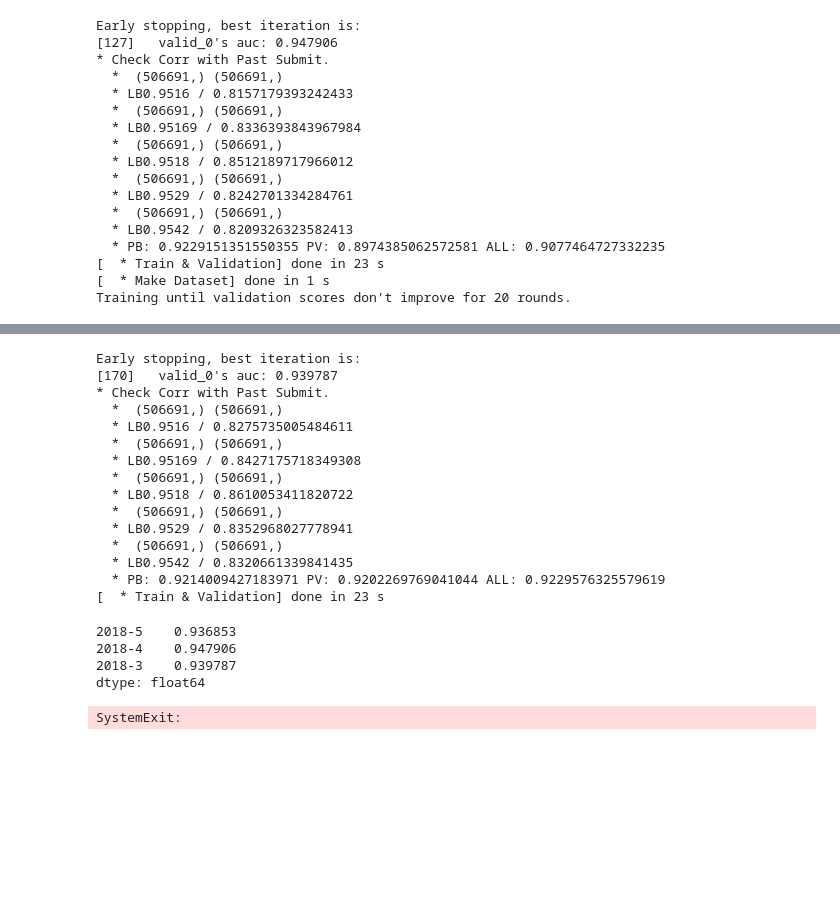
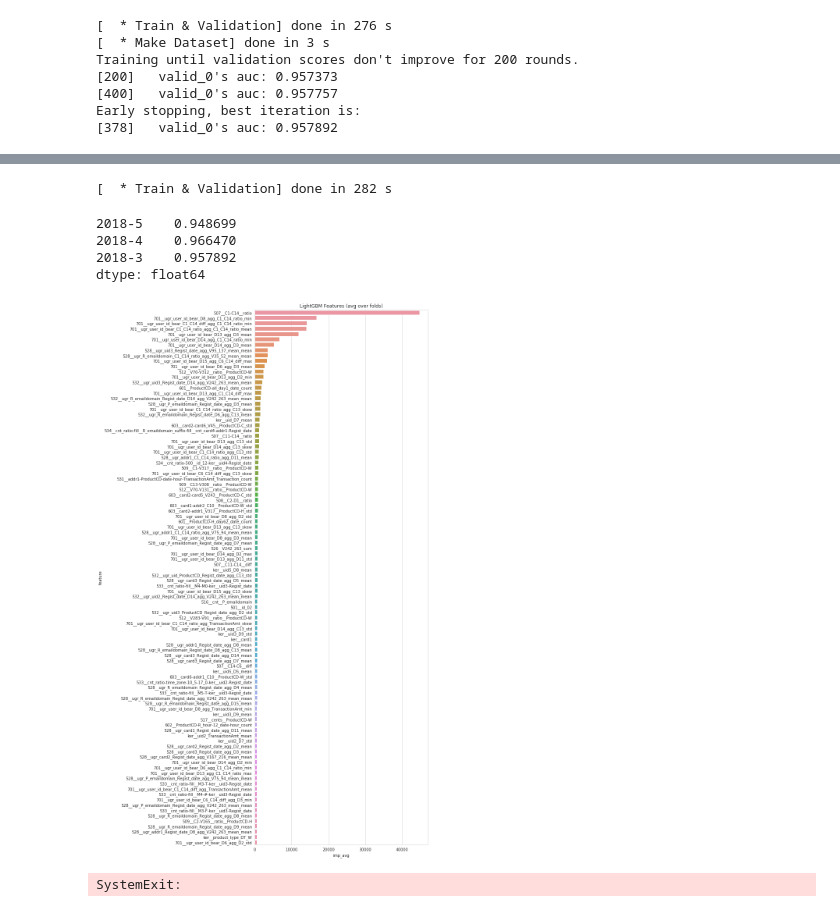
Before and after one commit to yryrgogo/ieee-fraud-5th-place, a Jupyter notebook: src/911_ieee__lgb_downsampling_single_valid_feature.ipynb, the cells around one changed output, grey strips where cells are left out. Drawn from its saved outputs; the diff is of its cells as text; code cells hidden in the pictures; blank space fills up the shorter version.

```diff
--- a/src/911_ieee__lgb_downsampling_single_valid_feature.ipynb
+++ b/src/911_ieee__lgb_downsampling_single_valid_feature.ipynb
@@ -149,6 +156,7 @@ is_base = [True, False][0]
 is_result = [True, False][0]
 is_write  = [True, False][1]
 to_dir = '../feature/check_trush/'
+list_feim = []
 
 def get_tree_importance(estimator, use_cols, importance_type="gain"):
     feim = estimator.feature_importance(importance_type=importance_type)
@@ -159,7 +167,8 @@ def get_tree_importance(estimator, use_cols, importance_type="gain"):
 
 
 # valid_paths_train = sorted(glob('../feature/valid/*_train.gz'))
-valid_paths_train = sorted(glob('../feature/valid_use/*_train.gz'))
+# valid_paths_train = sorted(glob('../feature/valid_use/*_train.gz'))
+valid_paths_train = []
 loop_no = len(valid_paths_train)
 if len(valid_paths_train)==0 and (is_base or is_result):
     loop_no = 1
@@ -192,7 +201,7 @@ for i in range(loop_no):
 
     print('Train Shape:' , tmp_train[use_cols].shape)
 
-    x_test = df_test[use_cols]
+#     x_test = df_test[use_cols]
 
     for fold in range(3):
         with timer('  * Make Dataset'):
@@ -235,8 +244,8 @@ for i in range(loop_no):
 
         start_time = "{0:%Y%m%d_%H%M%S}".format(datetime.datetime.now())[:13]
         params = {
-#             'n_jobs': 92,
-            'n_jobs': 40,
+            'n_jobs': 96,
+#             'n_jobs': 40,
 #             'n_jobs': 30,
 #             'n_jobs': 16,
             'metric': 'auc',
@@ -250,6 +259,7 @@ for i in range(loop_no):
             'lambda_l1' : 0.1,
             'lambda_l2' : 1.0,
             'learning_rate' : 0.1,
+#             'learning_rate' : 0.01,
             "seed": 1208,
             "bagging_seed": 1208,
             "feature_fraction_seed": 1208,
@@ -261,8 +271,9 @@ for i in range(loop_no):
         x_valid = test[use_cols]
         y_valid = Y_TEST
         early_stopping_rounds=20
+        early_stopping_rounds=200
 #         early_stopping_rounds=500
-        num_boost_round=500
+        num_boost_round=1500
         metric = 'auc'
         params['metric'] = metric
 
@@ -290,13 +301,18 @@ for i in range(loop_no):
 
             score_map[fold_map[fold]] = score
 
+            feim = get_tree_importance(estimator=estimator, use_cols=x_train.columns)
+            feim.sort_values(by='importance', ascending=False, inplace=True)
+            feim.set_index('feature', inplace=True)
+            list_feim.append(feim)
+
             #========================================================================
             # Public Private Validation
             #========================================================================
-            test_pred = estimator.predict(x_test)
-            valid_submit_prediction(test_pred)
-            pb, pv, al = bear_validation(test_pred)
-            print(f'  * PB: {pb} PV: {pv} ALL: {al}')
+#             test_pred = estimator.predict(x_test)
+#             valid_submit_prediction(test_pred)
+#             pb, pv, al = bear_validation(test_pred)
+#             print(f'  * PB: {pb} PV: {pv} ALL: {al}')
 
             if not is_result and is_write:
                 with open(save_file_path, 'a') as f:
@@ -304,6 +320,12 @@ for i in range(loop_no):
                     f.write(line)
 
     display(pd.Series(score_map))
+
+    df_feim = pd.concat(list_feim, axis=1).reset_index().rename(columns={'index': 'feature'}).set_index('feature')
+
+    df_feim['imp_avg'] = df_feim.mean(axis=1)
+    df_feim.sort_values(by='imp_avg', ascending=False, inplace=True)
+    display_importance(df_feim)
 
     if is_base or is_result:
         sys.exit()
@@ -343,17 +360,7 @@ Training until validation scores don't improve for 20 rounds.
+[  * Train & Validation] done in 276 s
+[  * Make Dataset] done in 3 s
+Training until validation scores don't improve for 200 rounds.
+[200]   valid_0's auc: 0.957373
+[400]   valid_0's auc: 0.957757
 Early stopping, best iteration is:
-[127]   valid_0's auc: 0.947906
-* Check Corr with Past Submit.
-  *  (506691,) (506691,)
-  * LB0.9516 / 0.8157179393242433
-  *  (506691,) (506691,)
-  * LB0.95169 / 0.8336393843967984
-  *  (506691,) (506691,)
-  * LB0.9518 / 0.8512189717966012
-  *  (506691,) (506691,)
-  * LB0.9529 / 0.8242701334284761
-  *  (506691,) (506691,)
-  * LB0.9542 / 0.8209326323582413
-  * PB: 0.9229151351550355 PV: 0.8974385062572581 ALL: 0.9077464727332235
-[  * Train & Validation] done in 23 s
-[  * Make Dataset] done in 1 s
-Training until validation scores don't improve for 20 rounds.
+[378]   valid_0's auc: 0.957892
@@ -361,20 +368,7 @@ Training until validation scores don't improve for 20 rounds.
-Early stopping, best iteration is:
-[170]   valid_0's auc: 0.939787
-* Check Corr with Past Submit.
-  *  (506691,) (506691,)
-  * LB0.9516 / 0.8275735005484611
-  *  (506691,) (506691,)
-  * LB0.95169 / 0.8427175718349308
-  *  (506691,) (506691,)
-  * LB0.9518 / 0.8610053411820722
-  *  (506691,) (506691,)
-  * LB0.9529 / 0.8352968027778941
-  *  (506691,) (506691,)
-  * LB0.9542 / 0.8320661339841435
-  * PB: 0.9214009427183971 PV: 0.9202269769041044 ALL: 0.9229576325579619
-[  * Train & Validation] done in 23 s
+[  * Train & Validation] done in 282 s
-2018-5    0.936853
-2018-4    0.947906
-2018-3    0.939787
+2018-5    0.948699
+2018-4    0.966470
+2018-3    0.957892
 dtype: float64
+[figure, added]
 SystemExit:
```
Also changed, not shown: parts of 12 cells of this notebook, 17 other files.
